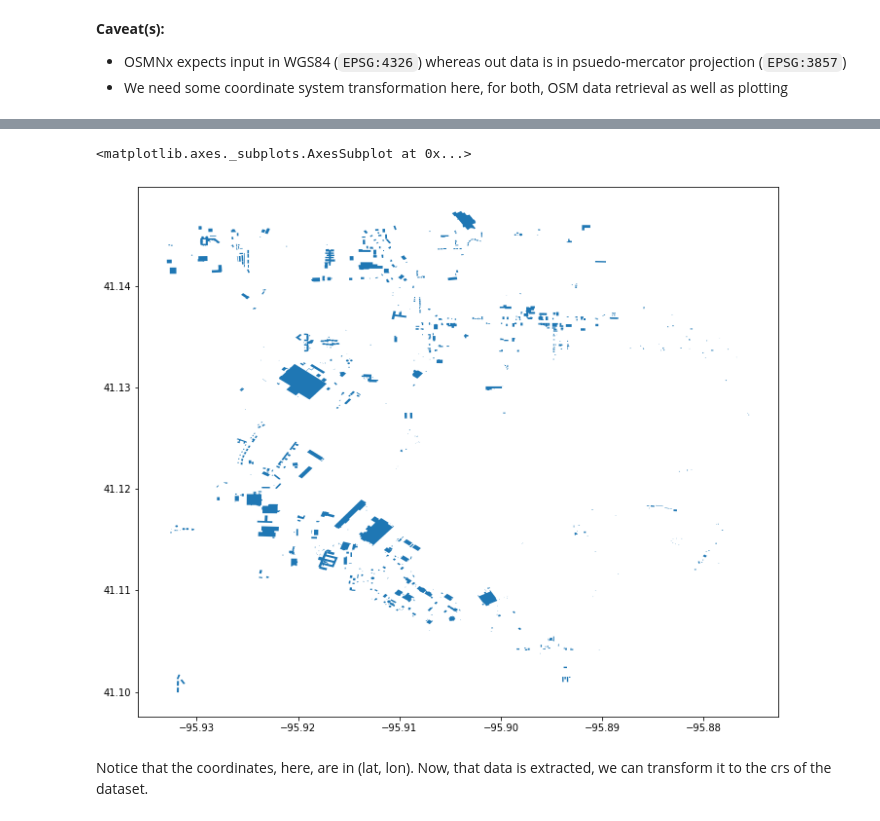
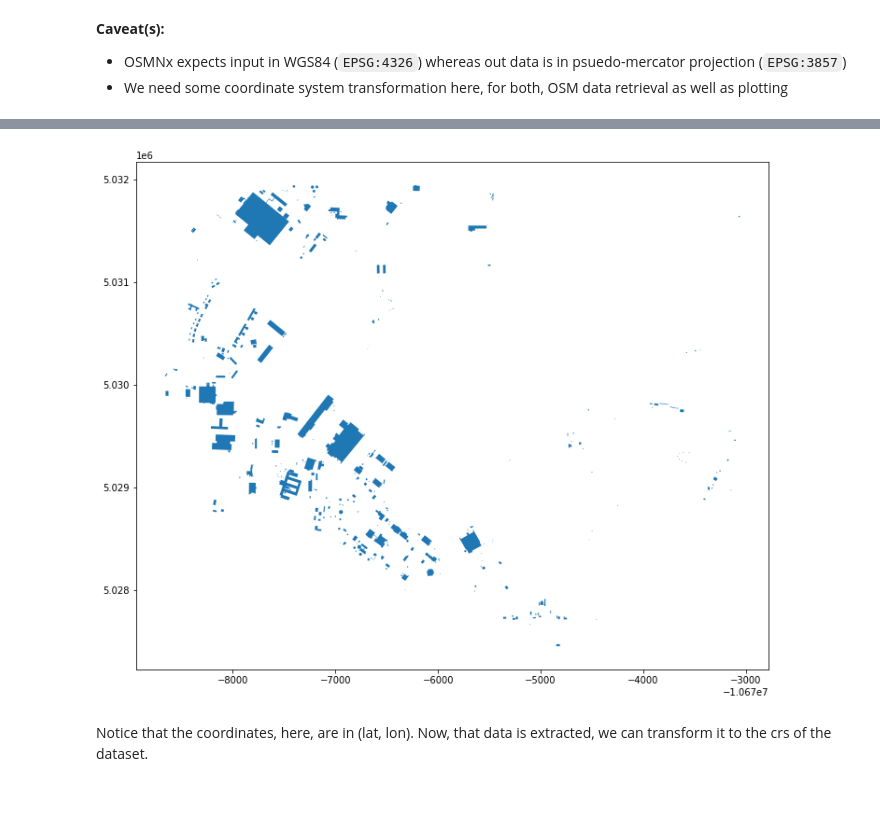
Before and after one commit to up42/up42-py, a Jupyter notebook: examples/flood_mapping.ipynb, the cells around one changed output, grey strips where cells are left out. Saved outputs shown, nothing was run; the diff lists cells and outputs as text; code cells hidden in the pictures.

```diff
--- a/examples/flood_mapping.ipynb
+++ b/examples/flood_mapping.ipynb
@@ -258,0 +275,6 @@ gdf = ox.footprints_from_polygon(polygon=osm_poly)
+# %%
+# add osm_tags to input_parameters
+input_parameters['openstreetmap:1']["osm_tags"] = ["building_footprints"]
+# %%
+# run the job
+job_osm = workflow_osm.run_job(input_parameters=input_parameters, track_status=True)
@@ -258,0 +298,3 @@ gdf = ox.footprints_from_polygon(polygon=osm_poly)
+# %%
+building_footprints_path = [i for i in job_osm.results if "building_footprints" in i][0]
+building_footprints_path
@@ -259,8 +303,12 @@ gdf = ox.footprints_from_polygon(polygon=osm_poly)
+# %%
+gdf = gpd.read_file(building_footprints_path)
+
+# reproject to EPSG:3857
+gdf_proj = gdf.to_crs(src_crs)
 # %%
-gdf.plot(figsize=(15, 10))
+gdf_proj.plot(figsize=(15, 10));
 # %% [output]
-<matplotlib.axes._subplots.AxesSubplot at 0x...>
-[figure, old version]
+[figure, new version]
 # %% [markdown]
 Notice that the coordinates, here, are in (lat, lon). Now, that data is extracted, we can transform it to the crs of the dataset.
 # %% [markdown]
```
Also changed, not shown: parts of 30 cells of this notebook.
